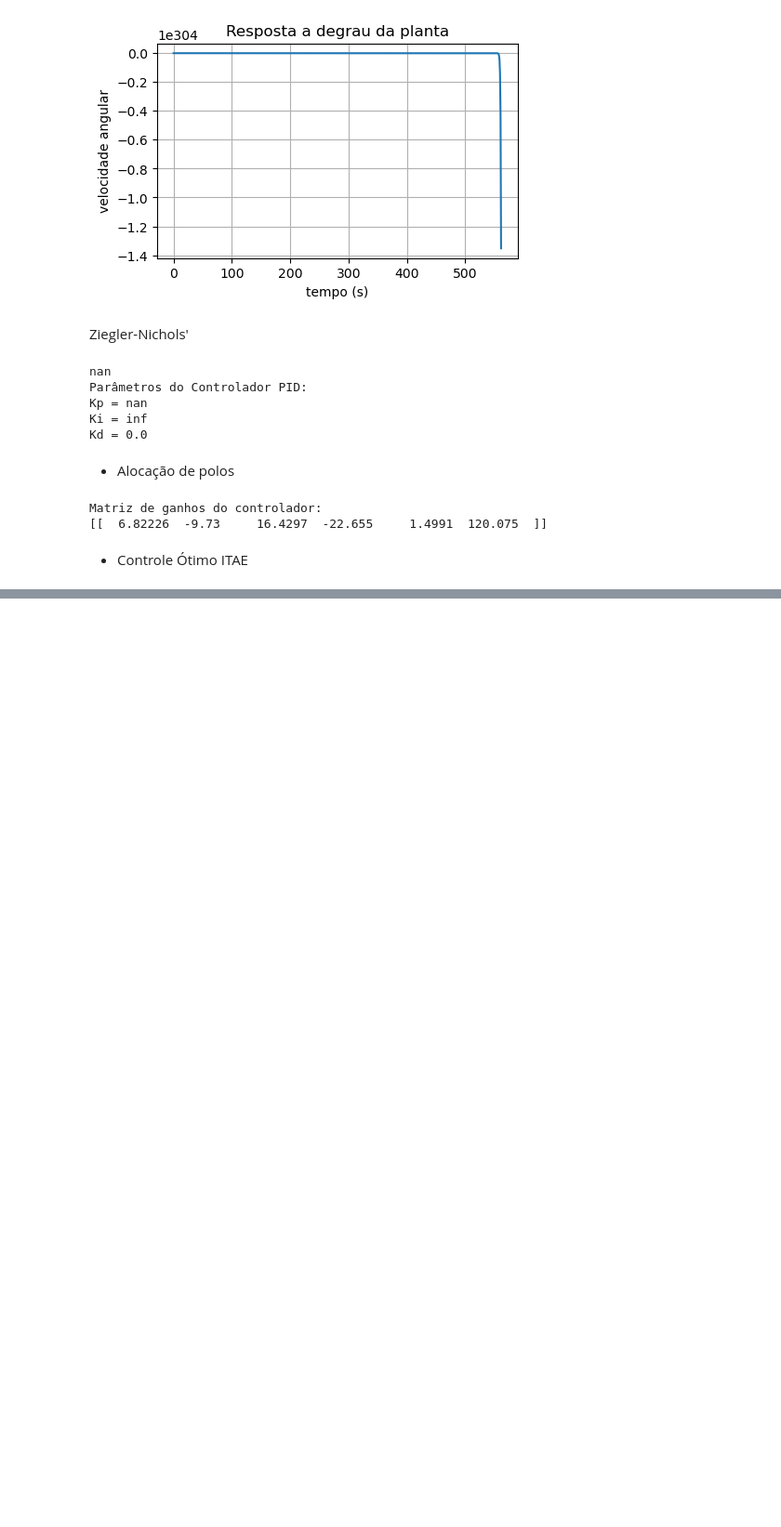
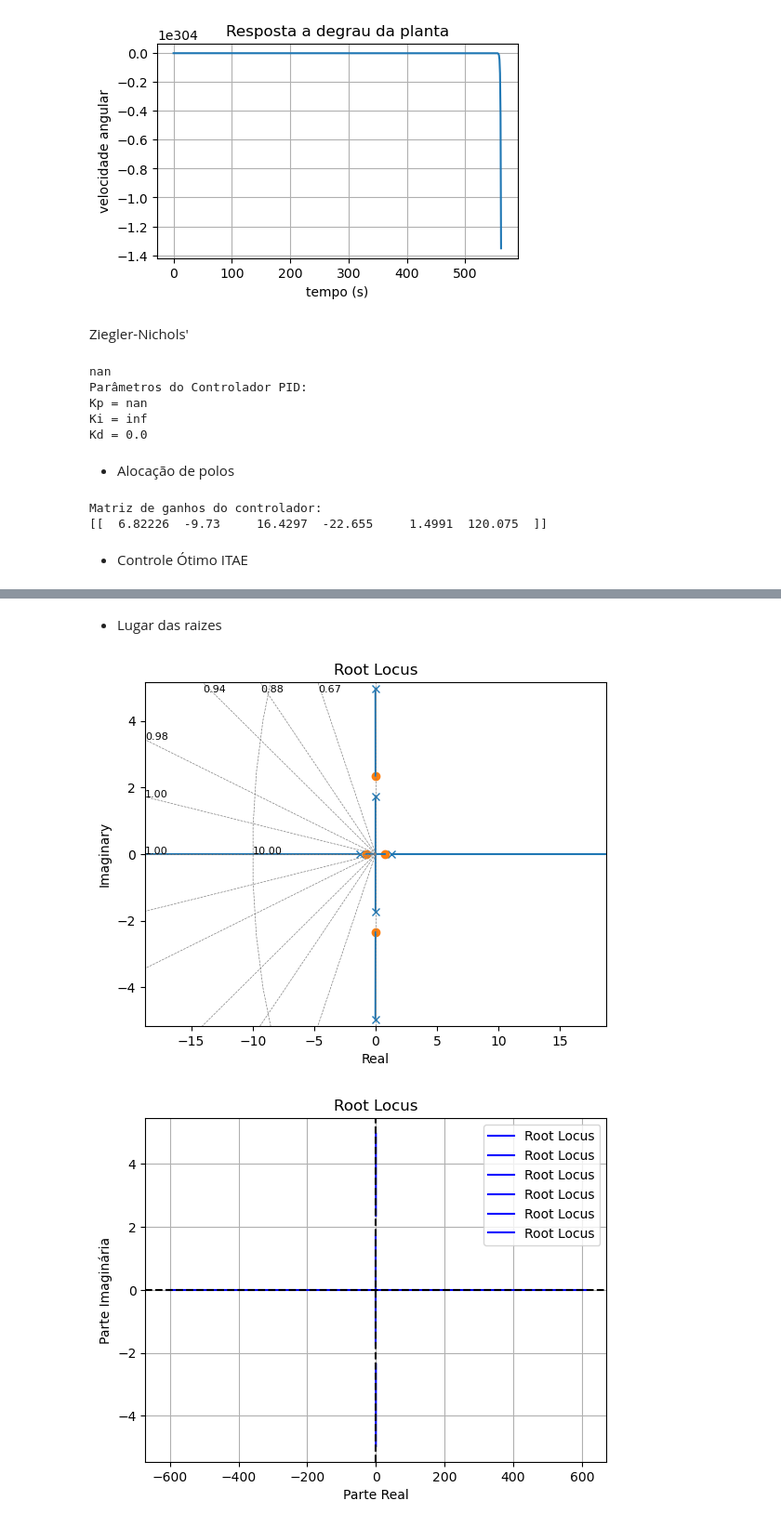
Before and after one commit to dpiassi/PME3481_2023_GuindasteHidraulicoFlorestal, a Jupyter notebook: GuindasteHidraulicoFlorestalControleClassico.ipynb, the cells around one changed output, grey strips where cells are left out. Shown: that part at 93% size. Drawn from its saved outputs; the diff is of its cells as text; code cells hidden in the pictures; blank space fills up the shorter version.

```diff
--- a/GuindasteHidraulicoFlorestalControleClassico.ipynb
+++ b/GuindasteHidraulicoFlorestalControleClassico.ipynb
@@ -192,0 +215,20 @@ Função de transferência do controlador ótimo:
+# %% [markdown]
+- Lugar das raizes
+# %%
+# Calcular o root locus
+rlist, klist = co_general.root_locus(G)
+
+# Plotar o root locus
+plt.figure()
+plt.plot(rlist.real, rlist.imag, "b", label="Root Locus")
+plt.axhline(y=0, color="k", linestyle="--")
+plt.axvline(x=0, color="k", linestyle="--")
+plt.xlabel("Parte Real")
+plt.ylabel("Parte Imaginária")
+plt.title("Root Locus")
+plt.grid(True)
+plt.legend()
+plt.show()
+# %% [output]
+[figure, added]
+[figure, added]
```
Also changed, not shown: parts of 1 cell of this notebook.
